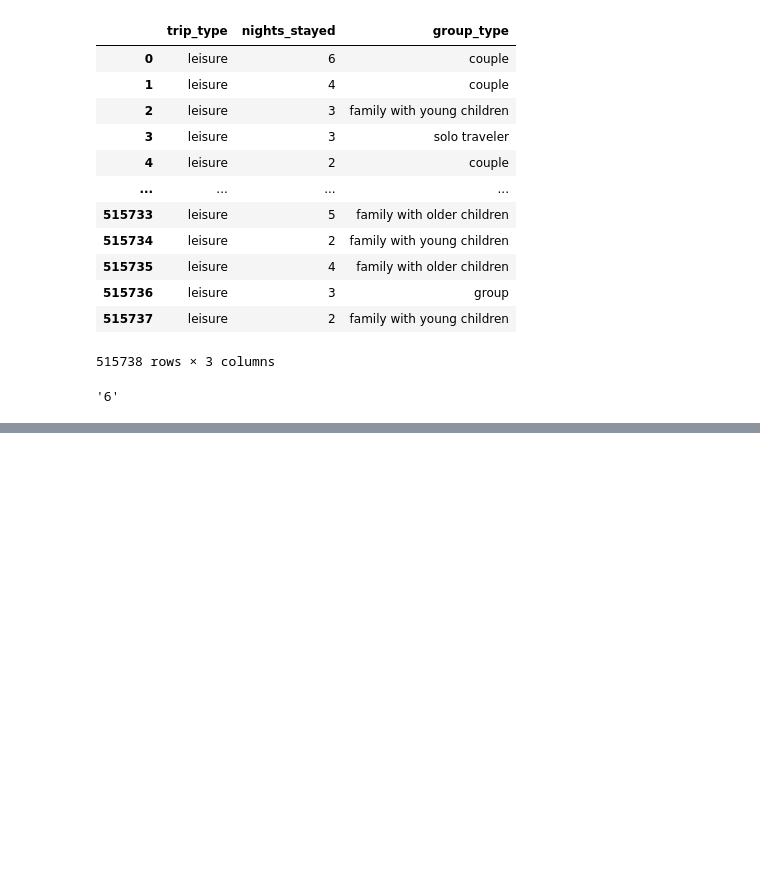
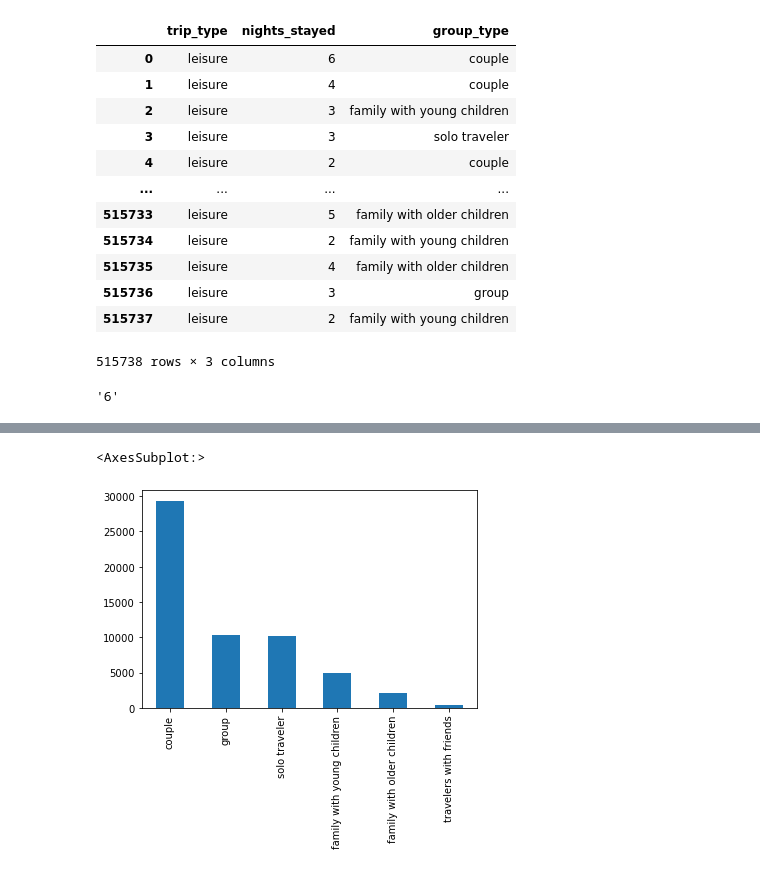
Before and after one commit to InPersonAnalysis/customer_review_capston, a Jupyter notebook: nathan_explore.ipynb, the cells around one changed output, grey strips where cells are left out. Saved outputs shown, nothing was run; the diff lists cells and outputs as text; code cells hidden in the pictures; blank space fills up the shorter version.

```diff
--- a/nathan_explore.ipynb
+++ b/nathan_explore.ipynb
@@ -147,0 +334,5 @@ re.sub(r'.*stayed\s*(\d+)\s*nights?.*', r'\1', tags)
+# %%
+df2.group_type.value_counts().plot.bar()
+# %% [output]
+<AxesSubplot:>
+[figure, added]
```
Also changed, not shown: parts of 40 cells of this notebook.
